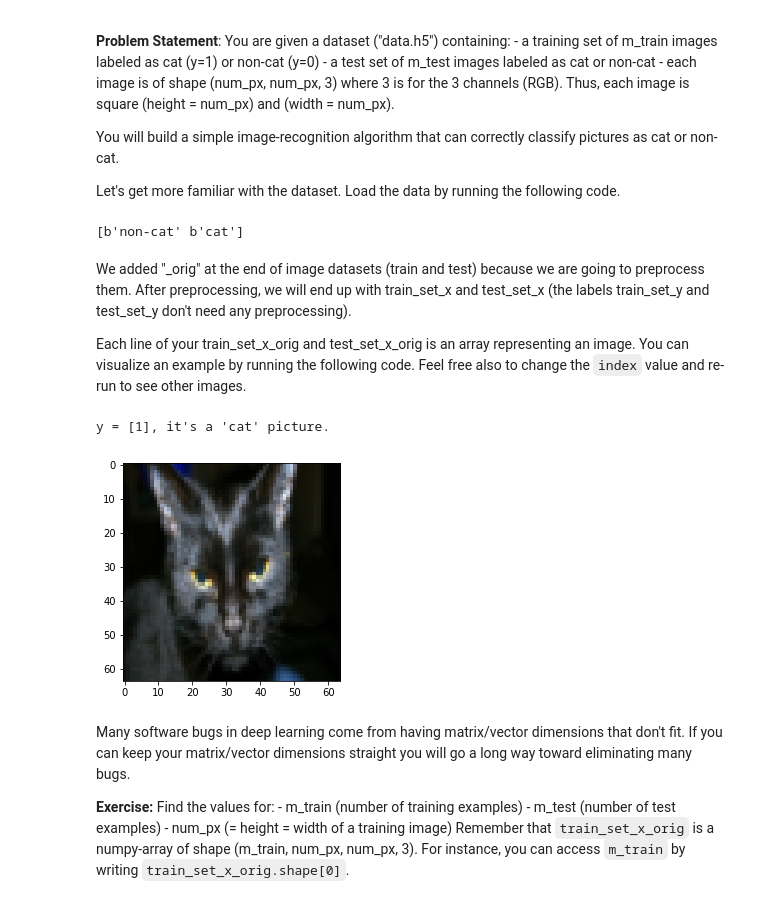
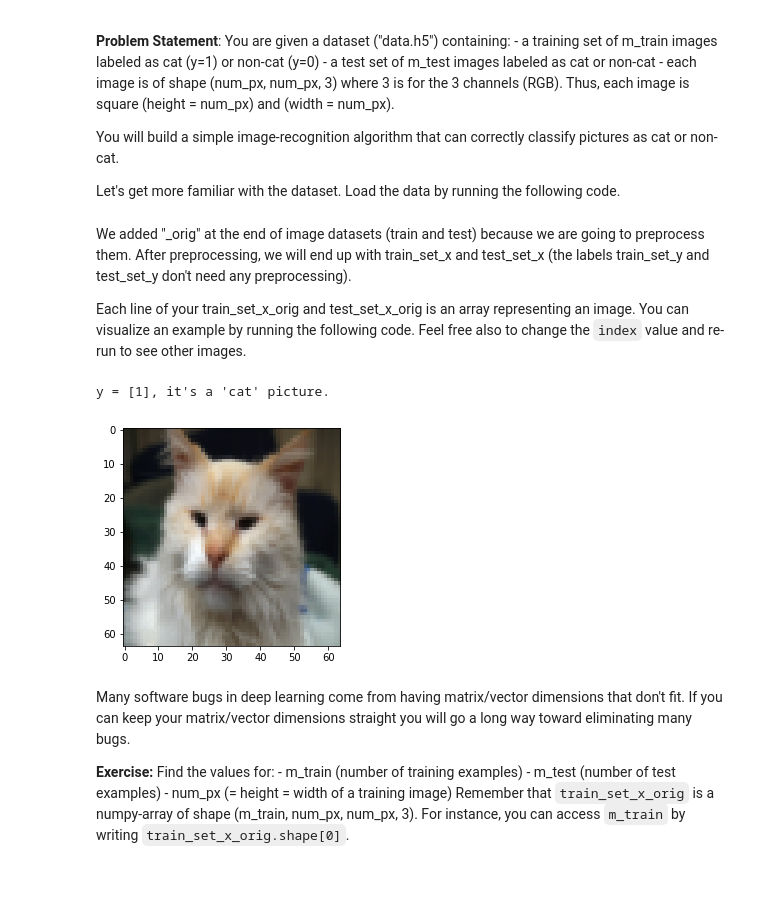
Before and after one commit to asuka08/Coursera-Deep-Learning-deeplearning.ai, a Jupyter notebook: 01-Neural Networks and Deep Learning/week2/Logistic Regression with a Neural Network mindset.ipynb, the cells around one changed output. Cells and saved outputs as stored; diff of their text form; code cells hidden in the pictures.

```diff
--- a/01-Neural Networks and Deep Learning/week2/Logistic Regression with a Neural Network mindset.ipynb
+++ b/01-Neural Networks and Deep Learning/week2/Logistic Regression with a Neural Network mindset.ipynb
@@ -48,21 +48,19 @@ Let's get more familiar with the dataset. Load the data by running the following
 # %%
 # Loading the data (cat/non-cat)
 train_set_x_orig, train_set_y, test_set_x_orig, test_set_y, classes = load_dataset()
-print(classes)
+#print(str(train_set_x_orig))
-# %% [output]
-[b'non-cat' b'cat']
 # %% [markdown]
 We added "_orig" at the end of image datasets (train and test) because we are going to preprocess them. After preprocessing, we will end up with train_set_x and test_set_x (the labels train_set_y and test_set_y don't need any preprocessing).
 
 Each line of your train_set_x_orig and test_set_x_orig is an array representing an image. You can visualize an example by running the following code. Feel free also to change the `index` value and re-run to see other images.
 # %%
 # Example of a picture
-index = 25
+index = 27
 plt.imshow(train_set_x_orig[index])
 print ("y = " + str(train_set_y[:, index]) + ", it's a '" + classes[np.squeeze(train_set_y[:, index])].decode("utf-8") +  "' picture.")
 # %% [output]
 y = [1], it's a 'cat' picture.
-[figure, old version]
+[figure, new version]
 # %% [markdown]
 Many software bugs in deep learning come from having matrix/vector dimensions that don't fit. If you can keep your matrix/vector dimensions straight you will go a long way toward eliminating many bugs.
 
```
Also changed, not shown: parts of 13 cells of this notebook, 2 other files.
